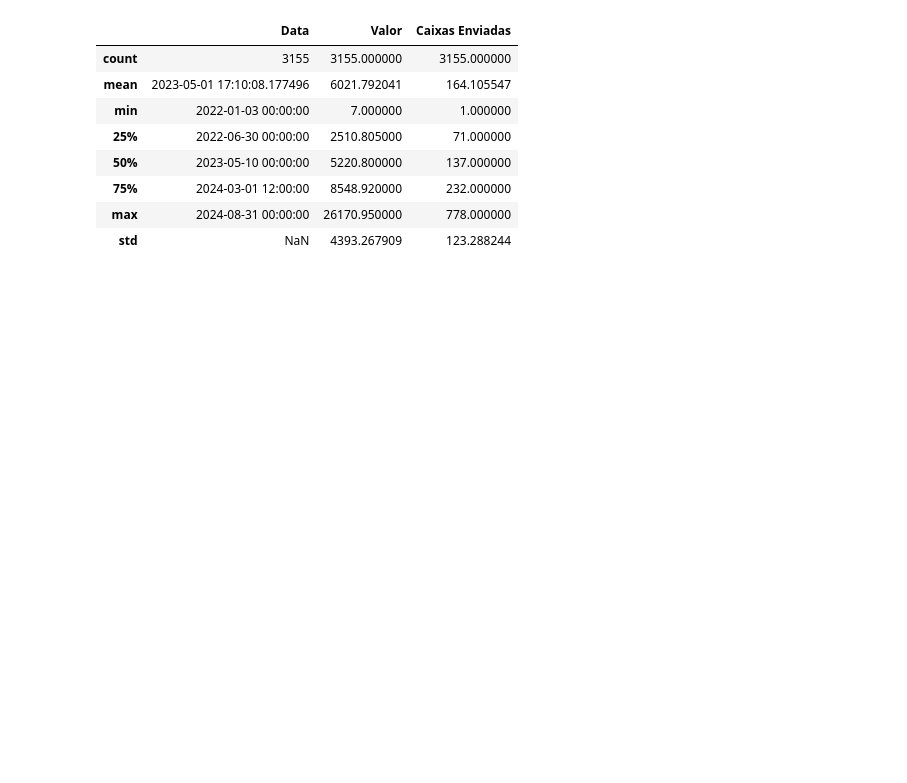
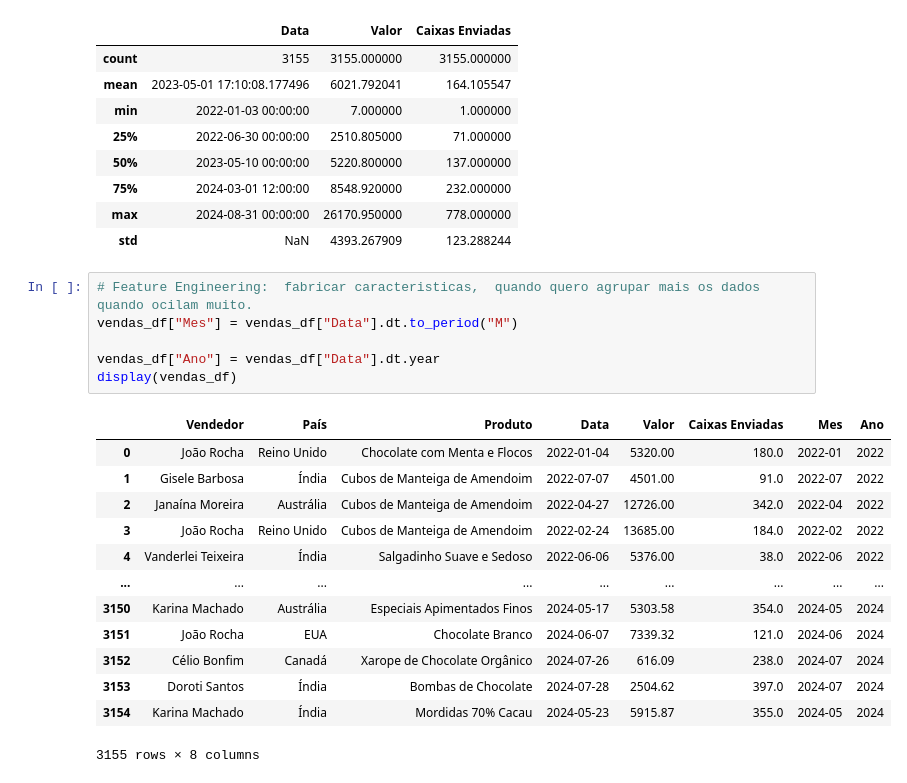
Before and after one commit to Brunolee77/Python-Studies, a Jupyter notebook: 3-Intermediario/4-Projeto_Completo_de_Analise/Projeto_exercico.ipynb, the cells around one changed output. Saved outputs shown, nothing was run; the diff lists cells and outputs as text; blank space fills up the shorter version.

```diff
--- a/3-Intermediario/4-Projeto_Completo_de_Analise/Projeto_exercico.ipynb
+++ b/3-Intermediario/4-Projeto_Completo_de_Analise/Projeto_exercico.ipynb
@@ -71,3 +71,23 @@ display(vendas_df.describe())
 | 75% | 2024-03-01 12:00:00 | 8548.920000 | 232.000000 |
 | max | 2024-08-31 00:00:00 | 26170.950000 | 778.000000 |
 | std | NaN | 4393.267909 | 123.288244 |
+# %%
+# Feature Engineering:  fabricar caracteristicas,  quando quero agrupar mais os dados quando ocilam muito.
+vendas_df["Mes"] = vendas_df["Data"].dt.to_period("M")
+
+vendas_df["Ano"] = vendas_df["Data"].dt.year
+display(vendas_df)
+# %% [output]
+|  | Vendedor | País | Produto | Data | Valor | Caixas Enviadas | Mes | Ano |
+| 0 | João Rocha | Reino Unido | Chocolate com Menta e Flocos | 2022-01-04 | 5320.00 | 180.0 | 2022-01 | 2022 |
+| 1 | Gisele Barbosa | Índia | Cubos de Manteiga de Amendoim | 2022-07-07 | 4501.00 | 91.0 | 2022-07 | 2022 |
+| 2 | Janaína Moreira | Austrália | Cubos de Manteiga de Amendoim | 2022-04-27 | 12726.00 | 342.0 | 2022-04 | 2022 |
+| 3 | João Rocha | Reino Unido | Cubos de Manteiga de Amendoim | 2022-02-24 | 13685.00 | 184.0 | 2022-02 | 2022 |
+| 4 | Vanderlei Teixeira | Índia | Salgadinho Suave e Sedoso | 2022-06-06 | 5376.00 | 38.0 | 2022-06 | 2022 |
+| ... | ... | ... | ... | ... | ... | ... | ... | ... |
+| 3150 | Karina Machado | Austrália | Especiais Apimentados Finos | 2024-05-17 | 5303.58 | 354.0 | 2024-05 | 2024 |
+| 3151 | João Rocha | EUA | Chocolate Branco | 2024-06-07 | 7339.32 | 121.0 | 2024-06 | 2024 |
+| 3152 | Célio Bonfim | Canadá | Xarope de Chocolate Orgânico | 2024-07-26 | 616.09 | 238.0 | 2024-07 | 2024 |
+| 3153 | Doroti Santos | Índia | Bombas de Chocolate | 2024-07-28 | 2504.62 | 397.0 | 2024-07 | 2024 |
+| 3154 | Karina Machado | Índia | Mordidas 70% Cacau | 2024-05-23 | 5915.87 | 355.0 | 2024-05 | 2024 |
+3155 rows × 8 columns
```
Also changed, not shown: parts of 3 cells of this notebook.
